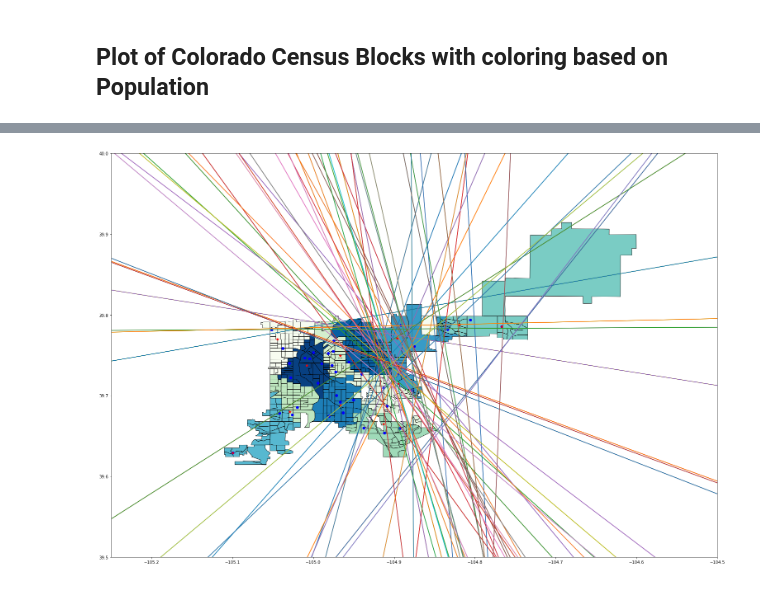
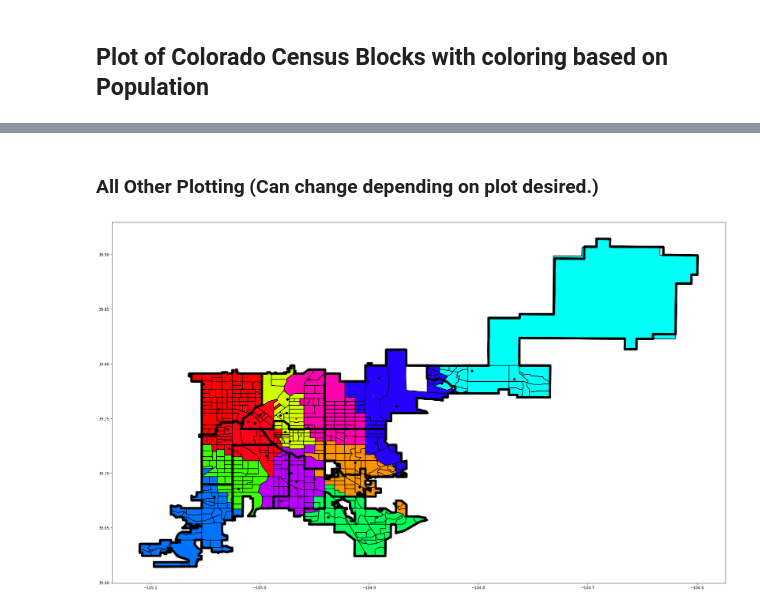
Before and after one commit to DillWithIt77/D2P_Voting, a Jupyter notebook: CO Census Data.ipynb, the cells around one changed output, grey strips where cells are left out. Drawn from its saved outputs; the diff is of its cells as text; code cells hidden in the pictures.

```diff
--- a/CO Census Data.ipynb
+++ b/CO Census Data.ipynb
@@ -898,13 +818,13 @@ plt.show()
 # %% [markdown]
 ## Plot of Colorado Census Blocks with coloring based on Population
 # %%
+##Find the cluster for which each census block is putting the majoirty of it's population into
 cluster_fracs = np.concatenate((colorado_clean,output.transpose()),axis=1)
-# print(cluster_fracs.shape)
-cluster = np.zeros(481)
-# print(cluster.shape)
+cluster = np.zeros(len(colorado_clean))
+
 for i in range(len(cluster)):
     cluster[i] = np.argmax(cluster_fracs[i,2:13])
-# print(np.argmax(cluster_fracs[1,2:13]))
-# print(cluster)
-cluster = cluster.reshape(481,1)
+
+##Add cluster value to array of data for each census block
+cluster = cluster.reshape(len(colorado_clean),1)
 colorado_comp = np.concatenate((cluster_fracs,cluster),axis=1)
@@ -911,32 +840,31 @@ colorado_comp = np.concatenate((cluster_fracs,cluster),axis=1)
+# %% [markdown]
+### All Other Plotting (Can change depending on plot desired.)
 # %%
-# set a variable that will call whatever column we want to visualise on the map
-variable = 'pop'
+##Plot Clusters colored as well as Council District Boundaries
+fig, ax = plt.subplots(figsize = (30,18))
+##Plots census blocks colored yb cluster
+colorado_clean.plot(colorado_comp[:,13], cmap='hsv', linewidth=1.5, edgecolor='black', figsize=(30, 18),ax = ax)
 
-# set the range for the choropleth
-vmin, vmax = colorado['pop'].min(), colorado['pop'].max()
+##Plots Council District Boundaries
+council_init.boundary.plot(linewidth=6, edgecolor='black', figsize=(30, 18), ax = ax)
 
-# create figure and axes for Matplotlib
-# fig, ax1 = plt.subplots(figsize=(30, 18))
-colors = ['Greys', 'Purples', 'Blues', 'Greens', 'Oranges', 'Reds',
-            'YlOrBr', 'YlOrRd', 'OrRd', 'PuRd', 'RdPu', 'BuPu',
-            'GnBu', 'PuBu', 'YlGnBu', 'PuBuGn', 'BuGn', 'YlGn']
+##Plots original voting locations and
+x, y = pol_locs['Long'].values, pol_locs['Lat'].values
+ax.scatter(x,y, marker="o", color='k')
 
-for i in range(13,14):
-    ax = colorado.plot(colorado_comp[:,i], cmap='GnBu', linewidth=0.8, edgecolor='black', figsize=(30, 18))
-    x, y = pol_locs['Long'].values, pol_locs['Lat'].values
-    w, v = kmeans.cluster_centers_[:,1], kmeans.cluster_centers_[:,0]
-    ax.scatter(x,y, marker="o", color='b')
-    ax.scatter(w,v, marker="*", color='r')
-    for j in range(len(hyperplanes)):
-        if (hyperplanes[j,1] != float(0)):
-            x_1 = [lat_min, lat_max]
-            y_1 = [(hyperplanes[j,2] - hyperplanes[j,0]*lat_min)/hyperplanes[j,1],(hyperplanes[j,2] - hyperplanes[j,0]*lat_max)/hyperplanes[j,1]]
-#             x_2 = [(hyperplanes[j,2] - hyperplanes[j,1]*long_min)/hyperplanes[j,0], (hyperplanes[j,2] - hyperplanes[j,1]*long_min)/hyperplanes[j,0]]
-#             y_2 = [long_min, long_max]
-            plt.plot(x_1,y_1)
-            plt.xlim(lat_min, lat_max)
-            plt.ylim(long_min, long_max)
+##Plots k-means cluster centers of voting locations
+w, v = kmeans.cluster_centers_[:,1], kmeans.cluster_centers_[:,0]
+ax.scatter(w,v, marker="*", color='r')
 
-    plt.show()
+####Used to plot hyplanes on top of Map
+# for j in range(11):
+#     if (hyperplanes[j,1] != float(0)):
+#         x_1 = [lat_min, lat_max]
+#         y_1 = [(hyperplanes[j,2] - hyperplanes[j,0]*lat_min)/hyperplanes[j,1],(hyperplanes[j,2] - hyperplanes[j,0]*lat_max)/hyperplanes[j,1]]
+#         ax.plot(x_1,y_1)
+#         plt.xlim(lat_min, lat_max)
+#         plt.ylim(long_min, long_max)
+
+plt.show()
 # %% [output]
-[figure, old version]
+[figure, new version]
```
Also changed, not shown: parts of 17 cells of this notebook.
